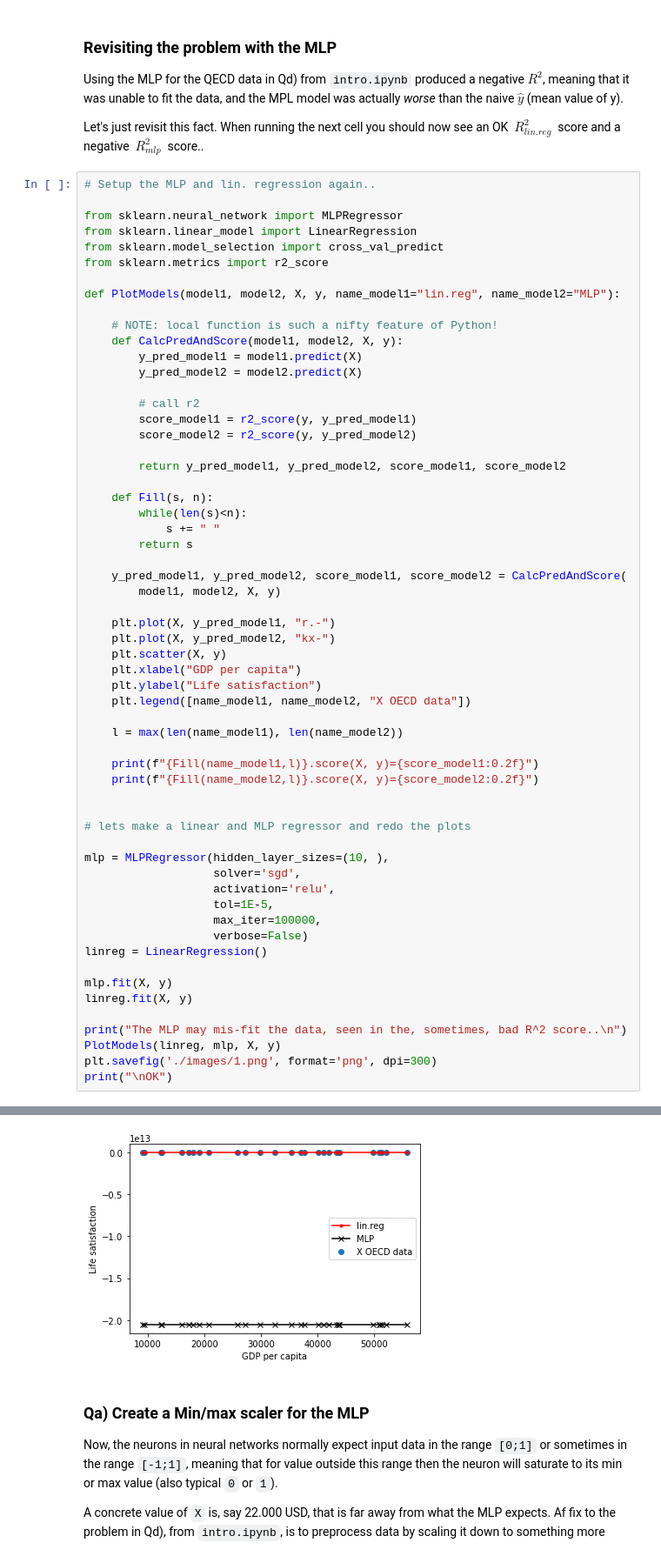
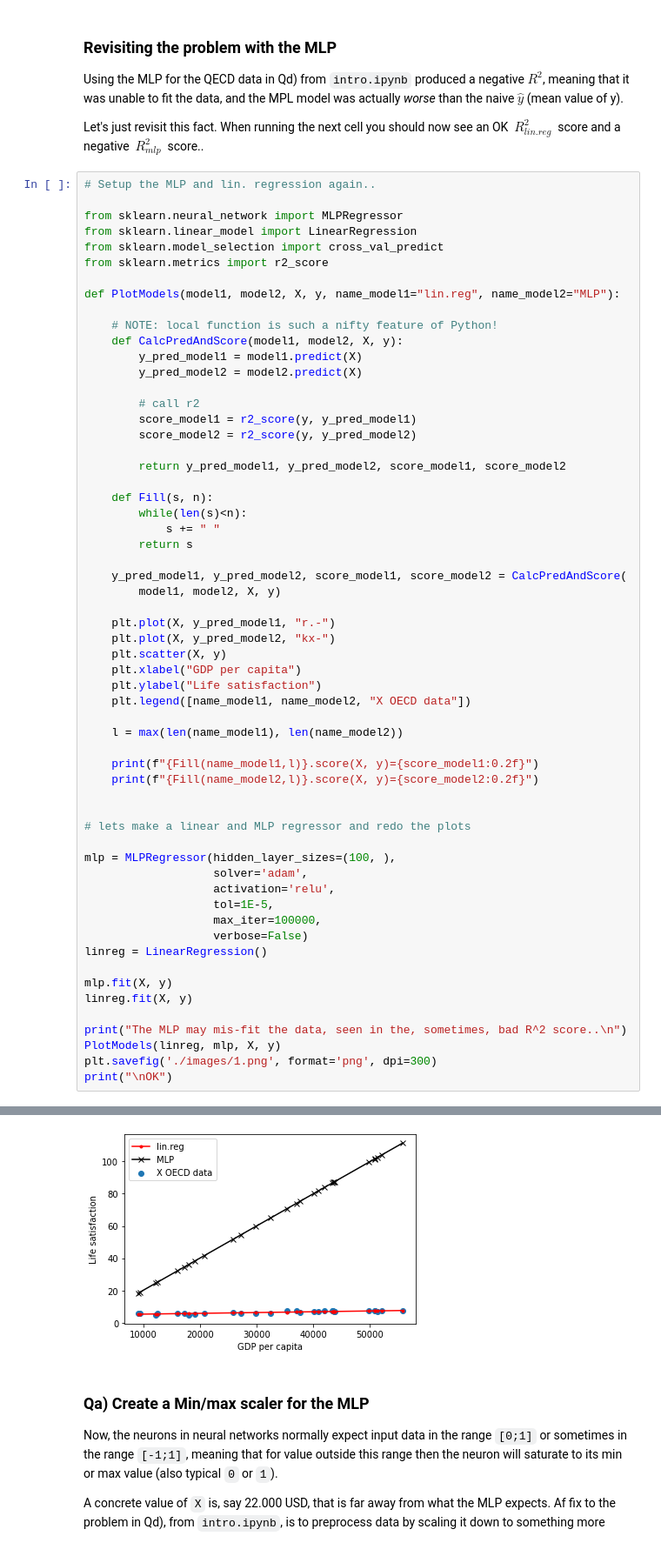
Before and after one commit to GustavNK/SW6, a Jupyter notebook: SWMAL/Lektion4/pipelines.ipynb, the cells around one changed output, grey strips where cells are left out. Shown at 87% size. Drawn from its saved outputs; the diff is of its cells as text.

```diff
--- a/SWMAL/Lektion4/pipelines.ipynb
+++ b/SWMAL/Lektion4/pipelines.ipynb
@@ -92,8 +92,8 @@ def PlotModels(model1, model2, X, y, name_model1="lin.reg", name_model2="MLP"):
 
 # lets make a linear and MLP regressor and redo the plots
 
-mlp = MLPRegressor(hidden_layer_sizes=(10, ),
-                   solver='sgd',
+mlp = MLPRegressor(hidden_layer_sizes=(100, ),
+                   solver='adam',
                    activation='relu',
                    tol=1E-5,
                    max_iter=100000,
@@ -115,6 +115,6 @@ MLP    .score(X, y)=-620173331651912251838824448.00
 
 OK
-[figure, old version]
+[figure, new version]
 # %% [markdown]
 ### Qa) Create a Min/max scaler for the MLP
 
```
Also changed, not shown: parts of 5 cells of this notebook, 10 other files.
